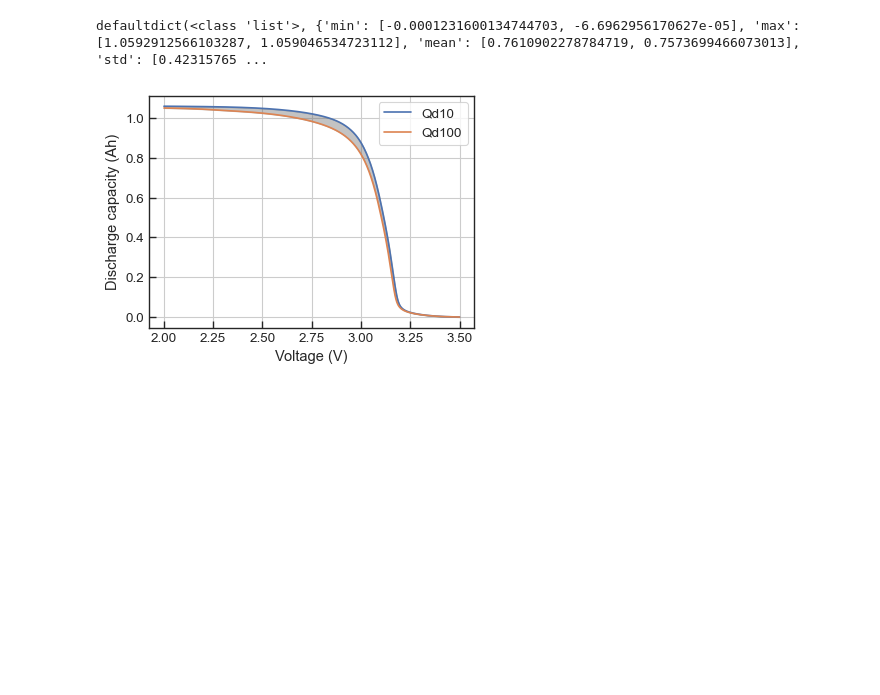
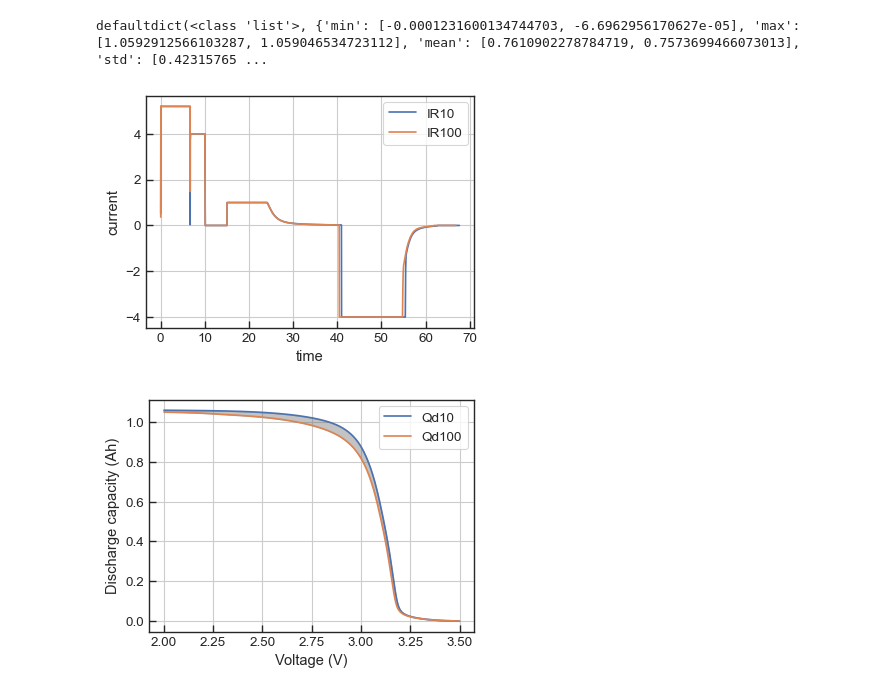
Before and after one commit to sarajcev/data-driven-prediction-of-battery-cycle-life-before-capacity-degradation, a Jupyter notebook: Models.ipynb, the cells around one changed output. Cells and saved outputs as stored; diff of their text form; code cells hidden in the pictures; blank space fills up the shorter version.

```diff
--- a/Models.ipynb
+++ b/Models.ipynb
@@ -77,12 +80,28 @@ print(cell_stats)
 defaultdict(<class 'list'>, {'min': [-0.0001231600134744703, -6.6962956170627e-05], 'max': [1.0592912566103287, 1.059046534723112], 'mean': [0.7610902278784719, 0.7573699466073013], 'std': [0.42315765 ...
 # %%
 v = bat_dict[cell]['Vdlin']  # voltage
+t10 = bat_dict[cell]['cycles'][str(10)]['t']
+IR10 = bat_dict[cell]['cycles'][str(10)]['I']
+t100 = bat_dict[cell]['cycles'][str(100)]['t']
+IR100 = bat_dict[cell]['cycles'][str(100)]['I']
 Qd10 = bat_dict[cell]['cycles'][str(10)]['Qdlin']
 Qd100 = bat_dict[cell]['cycles'][str(100)]['Qdlin']
 Td10 = bat_dict[cell]['cycles'][str(10)]['Tdlin']
 Td100 = bat_dict[cell]['cycles'][str(100)]['Tdlin']
 dQdV10 = bat_dict[cell]['cycles'][str(10)]['dQdV']
 dQdV100 = bat_dict[cell]['cycles'][str(100)]['dQdV']
+# %%
+fig, ax = plt.subplots(figsize=(4,3))
+ax.plot(t10, IR10, label='IR10')
+ax.plot(t100, IR100, label='IR100')
+ax.legend(loc='best')
+ax.set_xlabel('time')
+ax.set_ylabel('current')
+ax.grid(True)
+fig.tight_layout()
+plt.show()
+# %% [output]
+[figure, added]
 # %%
 fig, ax = plt.subplots(figsize=(4,3))
 ax.plot(v, Qd10, label='Qd10')
```
Also changed, not shown: parts of 21 cells of this notebook.
